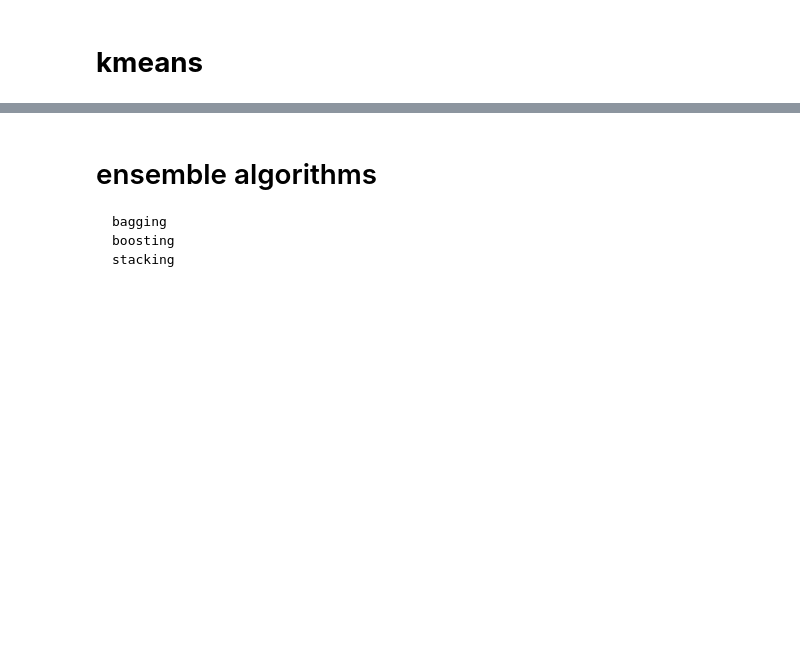
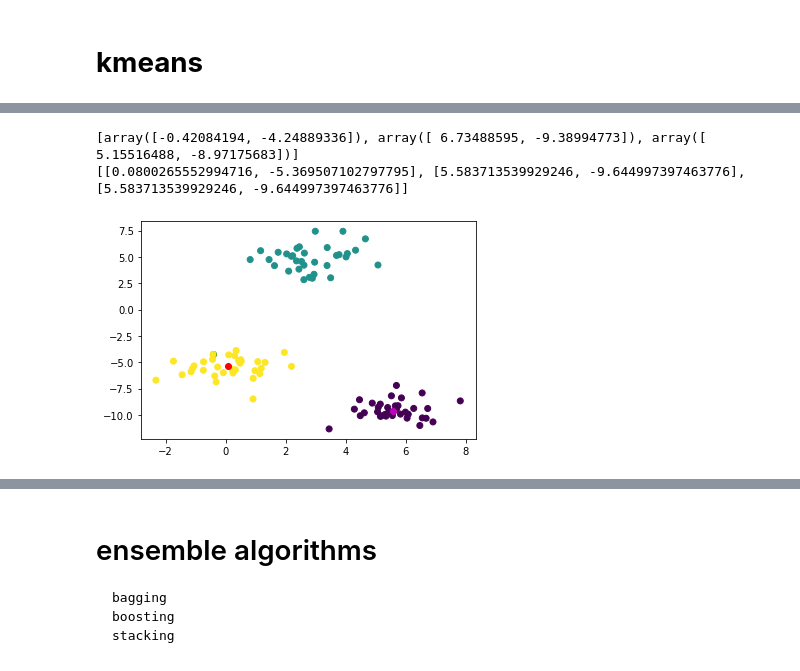
Before and after one commit to hsargoli/MyWorks, a Jupyter notebook: MLalgorithm.ipynb, the cells around one changed output, grey strips where cells are left out. Drawn from its saved outputs; the diff is of its cells as text; code cells hidden in the pictures; blank space fills up the shorter version.

```diff
--- a/MLalgorithm.ipynb
+++ b/MLalgorithm.ipynb
@@ -684,0 +727,67 @@ SVM
+# %%
+# SECOND APPROACH
+x2, y2 = make_blobs(n_samples = 100,
+    n_features = 2,
+    centers = 3,
+    cluster_std = 1,
+    shuffle = True,
+    random_state = 10)
+# ---------------------------------------------------
+# random point from data
+import random
+
+def initialer (k, data):
+  K = []
+  selected_index = []
+  for i in range(k):
+    a = random.randint(0, len(data)-1)
+    selected_index.append(a)
+    K.append(data[a])
+  return list(K)
+
+# ==================================================================
+init_k = initialer(3, x2)
+plt.scatter(init_k[0][0], init_k[0][1], c='g')
+print(init_k)
+
+def centralize(ik, data, thresh):
+  inds = []
+  dist = []
+  for i,j in enumerate(range(len(data))):
+    a0 = squared_diff2(ik,data[i])
+    dist.append(a0)
+    inds.append(j)
+  c = sorted(dist)[:thresh] # seperate 'thresh number' of nearest neighbor
+  cc = [dist.index(i) for i in c]
+  sdata = []
+  for i in range(len(cc)):
+    sel_data = data[cc[i]]
+    sdata.append(sel_data)
+  sdata = np.array(sdata)
+  t = [sdata[:,0].mean(), sdata[:,1].mean()]
+
+  return t
+
+oo = 10
+while oo > 0:
+  init_k[0] = centralize(init_k[0], x2, 30)
+  oo -=1
+oo = 10
+while oo > 0:
+  init_k[1] = centralize(init_k[1], x2, 30)
+  oo -=1
+oo = 10
+while oo > 0:
+  init_k[2] = centralize(init_k[2], x2, 30)
+  oo -=1
+
+plt.scatter(x2[:,0], x2[:,1],c=y2)
+plt.scatter(init_k[0][0], init_k[0][1],c='r')
+plt.scatter(init_k[1][0], init_k[1][1],c='k')
+plt.scatter(init_k[2][0], init_k[2][1],c='m')
+print(init_k)
+# ------------------------- ------------------------- -------------------------
+# %% [output]
+[array([-0.42084194, -4.24889336]), array([ 6.73488595, -9.38994773]), array([ 5.15516488, -8.97175683])]
+[[0.0800265552994716, -5.369507102797795], [5.583713539929246, -9.644997397463776], [5.583713539929246, -9.644997397463776]]
+[figure, added]
```
Also changed, not shown: parts of 14 cells of this notebook.
